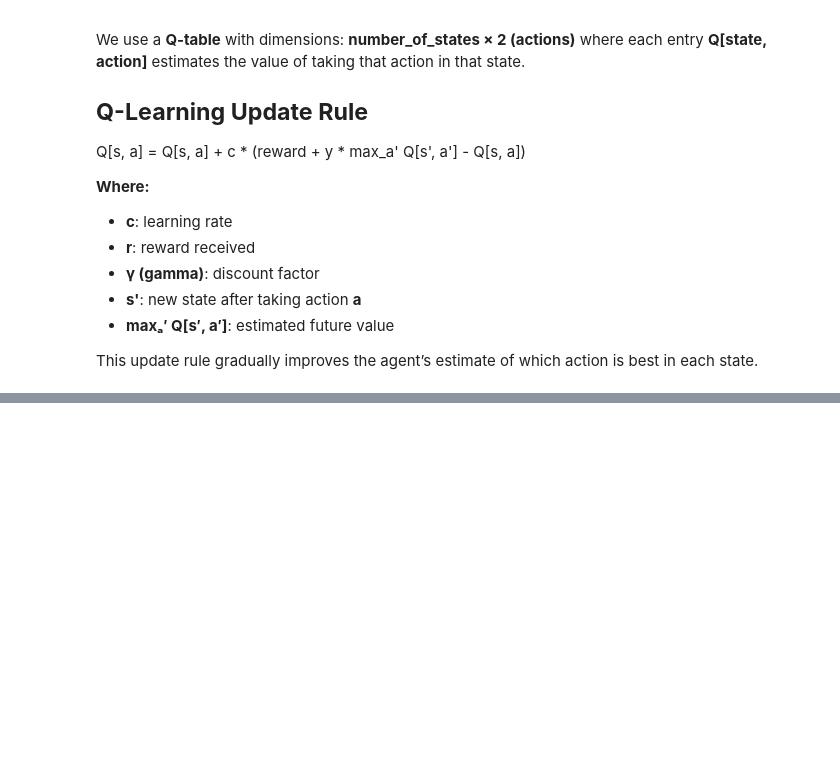
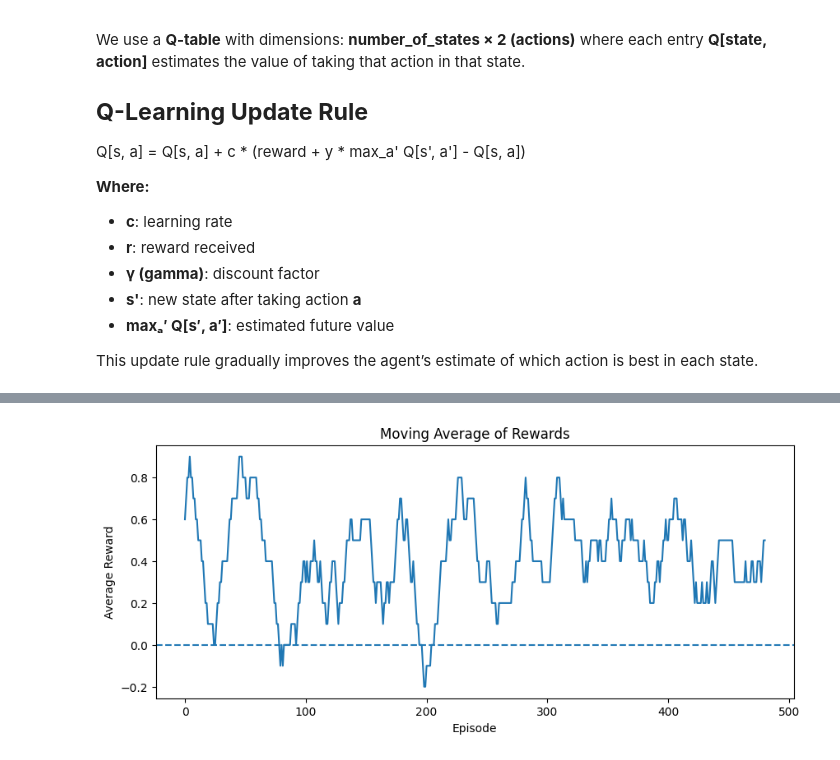
Before and after one commit to Chaotic-Legend/CMP-438-Codes, a Jupyter notebook: Lab #8: ObstacleAvoidance.ipynb, the cells around one changed output, grey strips where cells are left out. Saved outputs shown, nothing was run; the diff lists cells and outputs as text; code cells hidden in the pictures; blank space fills up the shorter version.

```diff
--- a/Lab #8: ObstacleAvoidance.ipynb
+++ b/Lab #8: ObstacleAvoidance.ipynb
@@ -392,0 +477,27 @@ class TwoArmedBanditEnv:
+# %%
+import matplotlib.pyplot as plt
+
+# Set the size of the sliding window used for computing the moving average.
+window = 20
+
+# Compute the moving average of the reward sequence using a convolution filter.
+moving_avg = np.convolve(rewards, np.ones(window) / window, mode='valid')
+
+# Create a new figure for the plot with a specified size.
+plt.figure(figsize=(10, 4))
+
+# Plot the moving average of rewards over episodes.
+plt.plot(moving_avg)
+
+# Draw a horizontal reference line at zero for comparison.
+plt.axhline(0, linestyle="--")
+
+# Label the plot with a descriptive title and axis labels.
+plt.title('Moving Average of Rewards')
+plt.xlabel('Episode')
+plt.ylabel('Average Reward')
+
+# Display the plot on the screen.
+plt.show()
+# %% [output]
+[figure, added]
```
Also changed, not shown: parts of 2 cells of this notebook.
